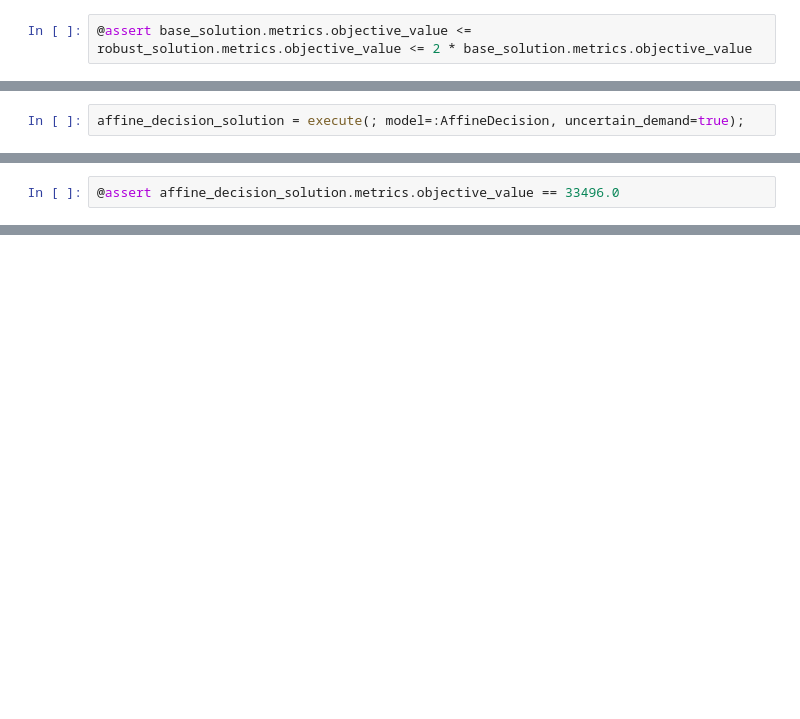
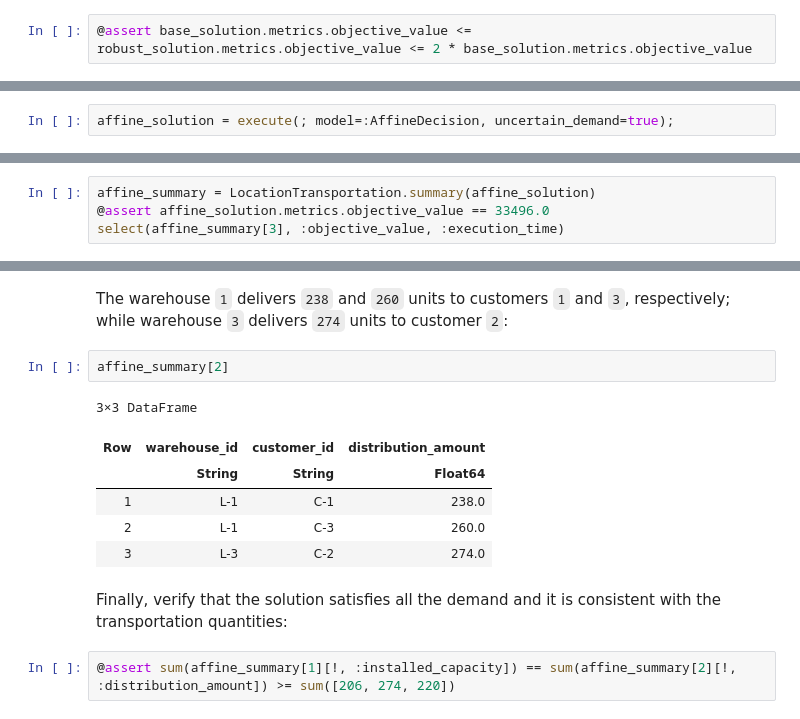
Before and after one commit to SebastianGrandaA/LocationTransportation, a Jupyter notebook: report.ipynb, the cells around one changed output, grey strips where cells are left out. Cells and saved outputs as stored; diff of their text form; blank space fills up the shorter version.

```diff
--- a/report.ipynb
+++ b/report.ipynb
@@ -224,4 +446,4 @@ Set parameter TimeLimit to value 3600
 # %%
-affine_decision_solution = execute(; model=:AffineDecision, uncertain_demand=true);
+affine_solution = execute(; model=:AffineDecision, uncertain_demand=true);
 # %% [output]
 ┌ Info: Solving instance with AffineDecision
@@ -243,2 +459,4 @@ Set parameter TimeLimit to value 3600
 # %%
-@assert affine_decision_solution.metrics.objective_value == 33496.0
+affine_summary = LocationTransportation.summary(affine_solution)
+@assert affine_solution.metrics.objective_value == 33496.0
+select(affine_summary[3], :objective_value, :execution_time)
@@ -283,0 +478,15 @@ D = {
+# %% [markdown]
+The warehouse `1` delivers `238` and `260` units to customers `1` and `3`, respectively; while warehouse `3` delivers `274` units to customer `2`:
+# %%
+affine_summary[2]
+# %% [output]
+3×3 DataFrame
+| Row | warehouse_id | customer_id | distribution_amount |
+|  | String | String | Float64 |
+| 1 | L-1 | C-1 | 238.0 |
+| 2 | L-1 | C-3 | 260.0 |
+| 3 | L-3 | C-2 | 274.0 |
+# %% [markdown]
+Finally, verify that the solution satisfies all the demand and it is consistent with the transportation quantities:
+# %%
+@assert sum(affine_summary[1][!, :installed_capacity]) == sum(affine_summary[2][!, :distribution_amount]) >= sum([206, 274, 220])
```
Also changed, not shown: parts of 43 cells of this notebook, 12 other files.
